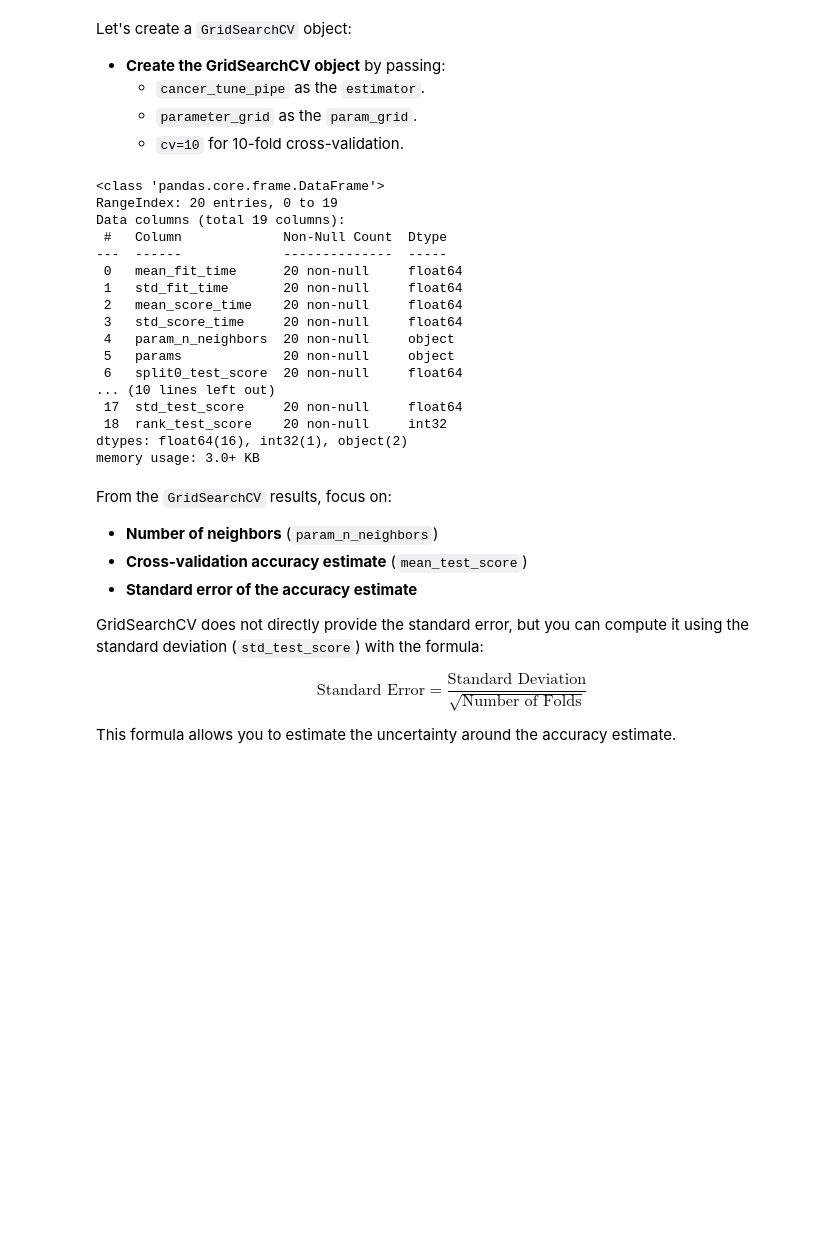
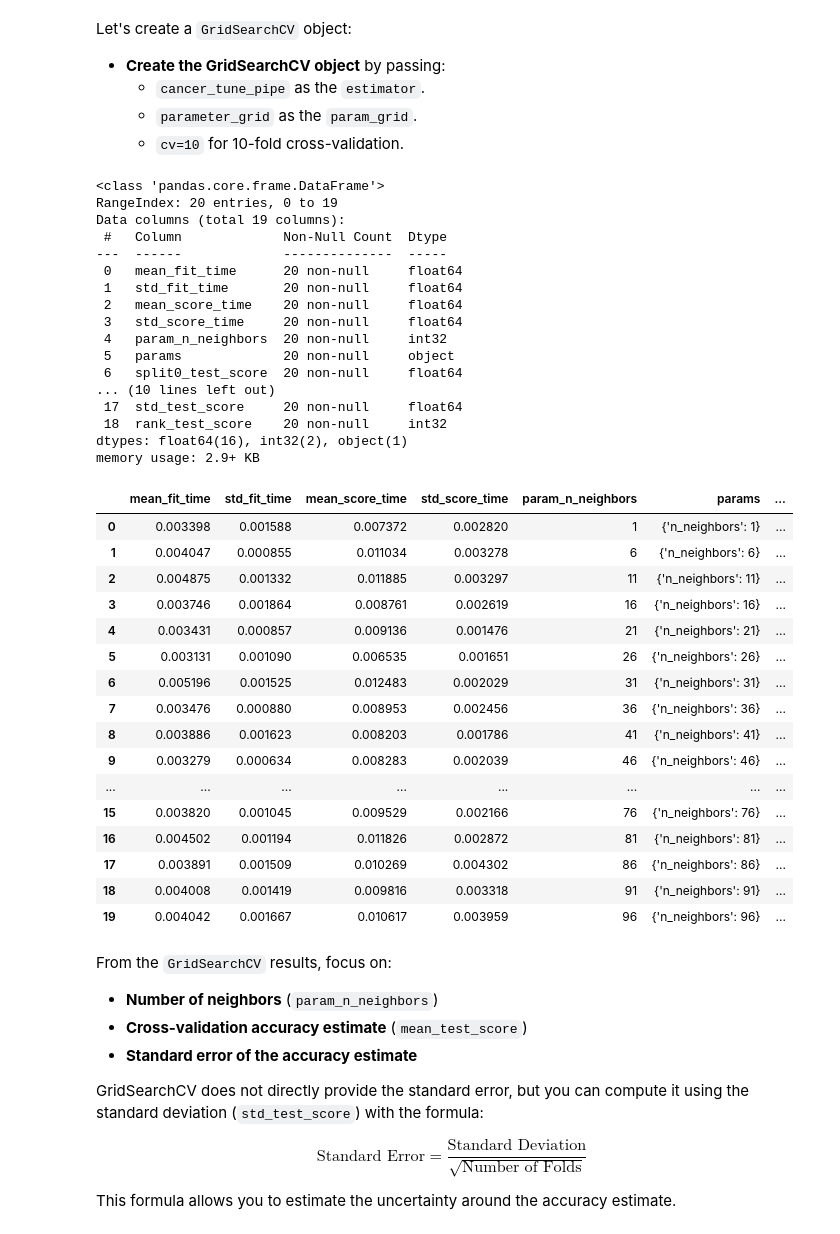
Before and after one commit to khirmas67/applying_statistical_concepts, a Jupyter notebook: 01_materials/notebooks/Classification-2.ipynb, the cells around one changed output. Drawn from its saved outputs; the diff is of its cells as text; code cells hidden in the pictures; blank space fills up the shorter version.

```diff
--- a/01_materials/notebooks/Classification-2.ipynb
+++ b/01_materials/notebooks/Classification-2.ipynb
@@ -420,29 +453,47 @@ cancer_tune_grid = GridSearchCV(
 # %%
 cancer_tune_grid.fit(
     cancer_train[["perimeter_mean", "concavity_mean"]],
     cancer_train["diagnosis"]
 )
 
 accuracies_grid = pd.DataFrame(cancer_tune_grid.cv_results_)
 accuracies_grid.info()
+accuracies_grid
 # %% [output]
 <class 'pandas.core.frame.DataFrame'>
 RangeIndex: 20 entries, 0 to 19
 Data columns (total 19 columns):
  #   Column             Non-Null Count  Dtype
 ---  ------             --------------  -----
  0   mean_fit_time      20 non-null     float64
  1   std_fit_time       20 non-null     float64
  2   mean_score_time    20 non-null     float64
  3   std_score_time     20 non-null     float64
- 4   param_n_neighbors  20 non-null     object
+ 4   param_n_neighbors  20 non-null     int32
  5   params             20 non-null     object
  6   split0_test_score  20 non-null     float64
 ... (10 lines left out)
  17  std_test_score     20 non-null     float64
  18  rank_test_score    20 non-null     int32
-dtypes: float64(16), int32(1), object(2)
-memory usage: 3.0+ KB
+dtypes: float64(16), int32(2), object(1)
+memory usage: 2.9+ KB
+|  | mean_fit_time | std_fit_time | mean_score_time | std_score_time | param_n_neighbors | params | ... |
+| 0 | 0.003398 | 0.001588 | 0.007372 | 0.002820 | 1 | {'n_neighbors': 1} | ... |
+| 1 | 0.004047 | 0.000855 | 0.011034 | 0.003278 | 6 | {'n_neighbors': 6} | ... |
+| 2 | 0.004875 | 0.001332 | 0.011885 | 0.003297 | 11 | {'n_neighbors': 11} | ... |
+| 3 | 0.003746 | 0.001864 | 0.008761 | 0.002619 | 16 | {'n_neighbors': 16} | ... |
+| 4 | 0.003431 | 0.000857 | 0.009136 | 0.001476 | 21 | {'n_neighbors': 21} | ... |
+| 5 | 0.003131 | 0.001090 | 0.006535 | 0.001651 | 26 | {'n_neighbors': 26} | ... |
+| 6 | 0.005196 | 0.001525 | 0.012483 | 0.002029 | 31 | {'n_neighbors': 31} | ... |
+| 7 | 0.003476 | 0.000880 | 0.008953 | 0.002456 | 36 | {'n_neighbors': 36} | ... |
+| 8 | 0.003886 | 0.001623 | 0.008203 | 0.001786 | 41 | {'n_neighbors': 41} | ... |
+| 9 | 0.003279 | 0.000634 | 0.008283 | 0.002039 | 46 | {'n_neighbors': 46} | ... |
+| ... | ... | ... | ... | ... | ... | ... | ... |
+| 15 | 0.003820 | 0.001045 | 0.009529 | 0.002166 | 76 | {'n_neighbors': 76} | ... |
+| 16 | 0.004502 | 0.001194 | 0.011826 | 0.002872 | 81 | {'n_neighbors': 81} | ... |
+| 17 | 0.003891 | 0.001509 | 0.010269 | 0.004302 | 86 | {'n_neighbors': 86} | ... |
+| 18 | 0.004008 | 0.001419 | 0.009816 | 0.003318 | 91 | {'n_neighbors': 91} | ... |
+| 19 | 0.004042 | 0.001667 | 0.010617 | 0.003959 | 96 | {'n_neighbors': 96} | ... |
 # %% [markdown]
 From the `GridSearchCV` results, focus on:
 
```
Also changed, not shown: parts of 15 cells of this notebook, 1 other file.
